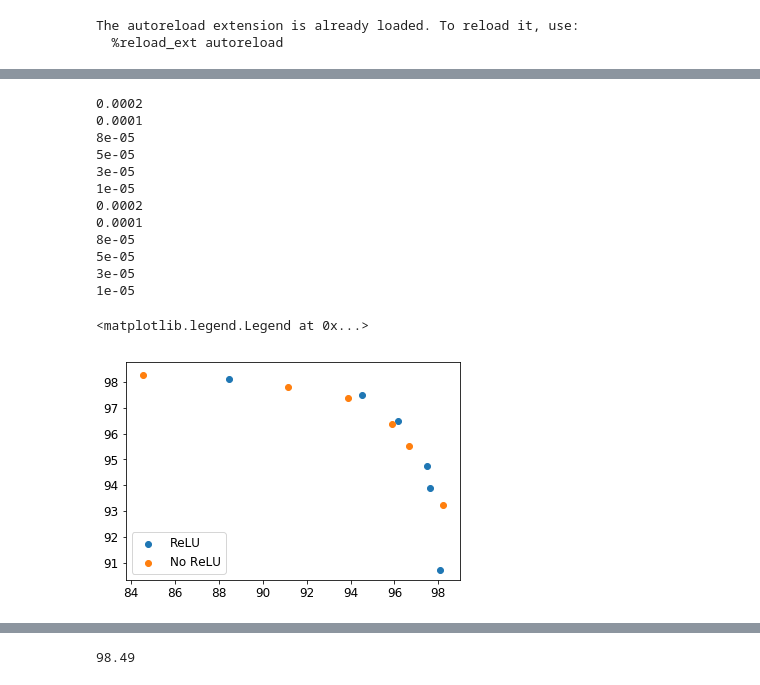
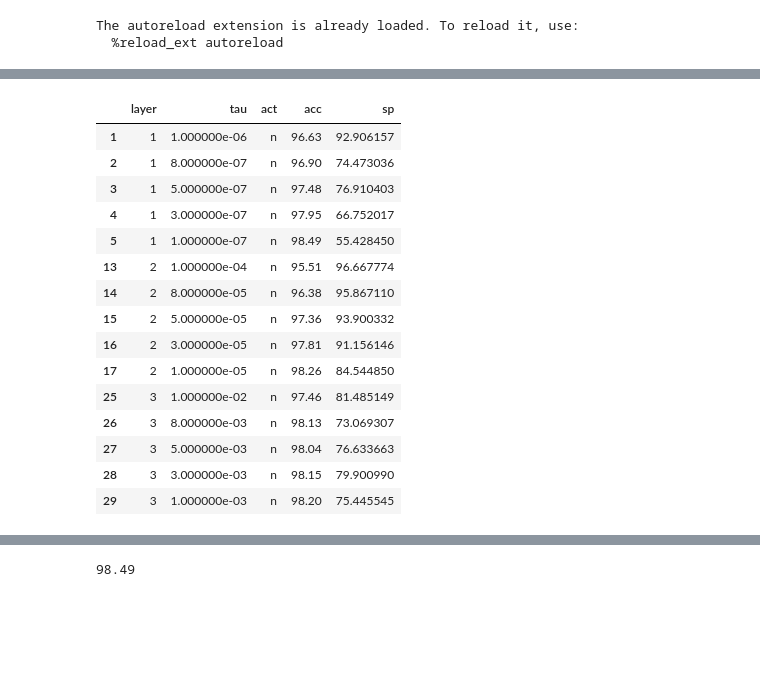
Before and after one commit to okz12/NN_compression, a Jupyter notebook: writeup/layer_uni/vis.ipynb, the cells around one changed output, grey strips where cells are left out. Cells and saved outputs as stored; diff of their text form; code cells hidden in the pictures; blank space fills up the shorter version.

```diff
--- a/writeup/layer_uni/vis.ipynb
+++ b/writeup/layer_uni/vis.ipynb
@@ -72,36 +80,19 @@ plt.legend()
-# %%
-n_exp = pd.DataFrame(columns = ["tau", "act", "acc", "sp"])
-idx = 0
-tau_list = [2e-4, 1e-4, 8e-5, 5e-5, 3e-5, 1e-5]
-for tau in tau_list:
-    print (tau)
-    res = loadfile(5000, 5000, tau, 1, 16, "LeNet_300_100FC2", "full", model_save_dir = "./files")
-    n_exp.loc[idx] = ([tau, "n", res["prune_test"], res["sparsity"]])
-    idx+=1
-
-for tau in tau_list:
-    print (tau)
-    res = loadfile(5000, 5000, tau, 1, 16, "LeNet_300_100FC2", "full", model_save_dir = "./mseha")
-    n_exp.loc[idx] = ([tau, "a", res["prune_test"], res["sparsity"]])
-    idx+=1
-
-f = n_exp.query('act == \'a\'')
-plt.scatter(f['sp'], f['acc'], label = "ReLU")
-f= n_exp.query('act == \'n\'')
-plt.scatter(f['sp'], f['acc'], label = "No ReLU")
-plt.legend()
-# %% [output]
-0.0002
-0.0001
-8e-05
-5e-05
-3e-05
-1e-05
-0.0002
-0.0001
-8e-05
-5e-05
-3e-05
-1e-05
-<matplotlib.legend.Legend at 0x...>
-[figure, removed]
+# %%
+n_exp.query("act == \'n\' and acc > 95")
+# %% [output]
+|  | layer | tau | act | acc | sp |
+| 1 | 1 | 1.000000e-06 | n | 96.63 | 92.906157 |
+| 2 | 1 | 8.000000e-07 | n | 96.90 | 74.473036 |
+| 3 | 1 | 5.000000e-07 | n | 97.48 | 76.910403 |
+| 4 | 1 | 3.000000e-07 | n | 97.95 | 66.752017 |
+| 5 | 1 | 1.000000e-07 | n | 98.49 | 55.428450 |
+| 13 | 2 | 1.000000e-04 | n | 95.51 | 96.667774 |
+| 14 | 2 | 8.000000e-05 | n | 96.38 | 95.867110 |
+| 15 | 2 | 5.000000e-05 | n | 97.36 | 93.900332 |
+| 16 | 2 | 3.000000e-05 | n | 97.81 | 91.156146 |
+| 17 | 2 | 1.000000e-05 | n | 98.26 | 84.544850 |
+| 25 | 3 | 1.000000e-02 | n | 97.46 | 81.485149 |
+| 26 | 3 | 8.000000e-03 | n | 98.13 | 73.069307 |
+| 27 | 3 | 5.000000e-03 | n | 98.04 | 76.633663 |
+| 28 | 3 | 3.000000e-03 | n | 98.15 | 79.900990 |
+| 29 | 3 | 1.000000e-03 | n | 98.20 | 75.445545 |
```
Also changed, not shown: parts of 2 cells of this notebook, 1 other file.
